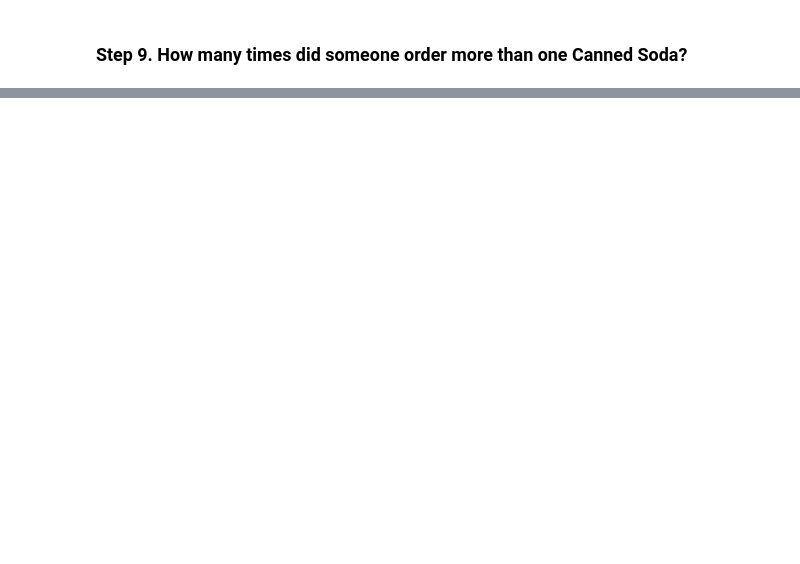
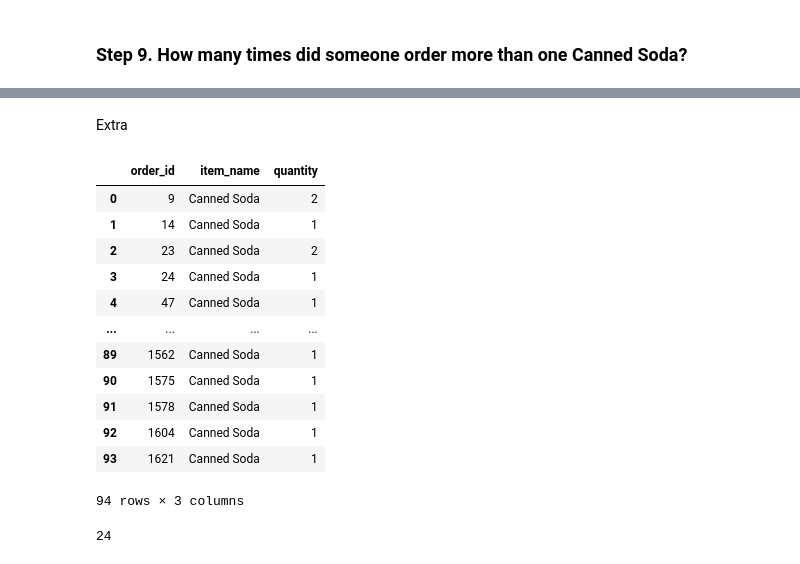
Before and after one commit to MNievas12/ds_thebridge_6_22, a Jupyter notebook: 2-Data_Analysis/2-Pandas/Práctica/2-Chipotle/Chipotle.ipynb, the cells around one changed output, grey strips where cells are left out. Saved outputs shown, nothing was run; the diff lists cells and outputs as text; code cells hidden in the pictures; blank space fills up the shorter version.

```diff
--- a/2-Data_Analysis/2-Pandas/Práctica/2-Chipotle/Chipotle.ipynb
+++ b/2-Data_Analysis/2-Pandas/Práctica/2-Chipotle/Chipotle.ipynb
@@ -166,0 +258,27 @@ chipo[['item_name','unit_price']]
+# %% [markdown]
+Extra
+# %%
+# 1º Filtrar con una máscara: chipo[chipo["item_name"] == "Canned Soda"]
+# 2º Agrupar las orders y canned sodas sumando las cantitades totales .groupby(['order_id','item_name'], as_index= False)
+# 3º Quiero sumar solo la columna de quantity [['quantity']].sum()
+
+df_cs = chipo[chipo["item_name"] == "Canned Soda"].groupby(['order_id','item_name'], as_index= False)[['quantity']].sum()
+df_cs
+# %% [output]
+|  | order_id | item_name | quantity |
+| 0 | 9 | Canned Soda | 2 |
+| 1 | 14 | Canned Soda | 1 |
+| 2 | 23 | Canned Soda | 2 |
+| 3 | 24 | Canned Soda | 1 |
+| 4 | 47 | Canned Soda | 1 |
+| ... | ... | ... | ... |
+| 89 | 1562 | Canned Soda | 1 |
+| 90 | 1575 | Canned Soda | 1 |
+| 91 | 1578 | Canned Soda | 1 |
+| 92 | 1604 | Canned Soda | 1 |
+| 93 | 1621 | Canned Soda | 1 |
+94 rows × 3 columns
+# %%
+len(df_cs[df_cs['quantity'] > 1]['order_id'].unique())
+# %% [output]
+24
```
Also changed, not shown: parts of 13 cells of this notebook.
